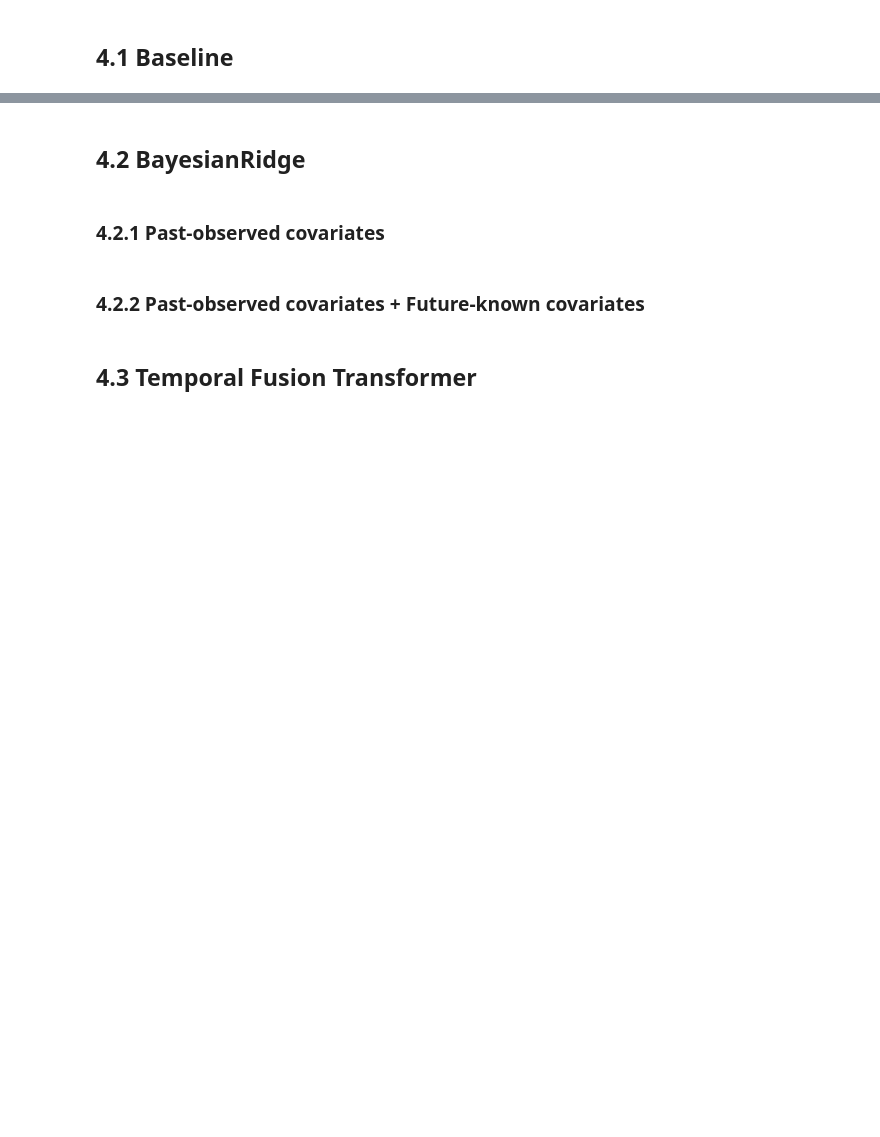
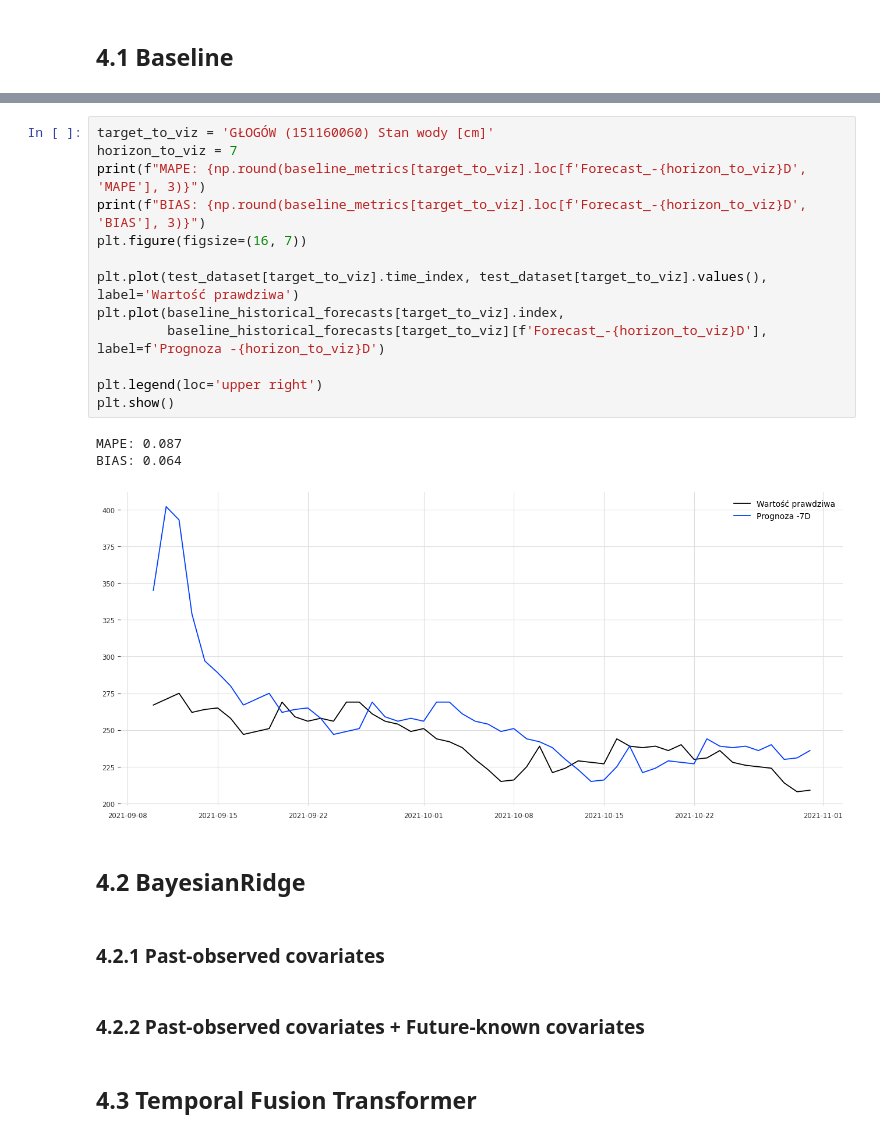
Before and after one commit to it4datascience/CuValley-Batmaja, a Jupyter notebook: src/modelling.ipynb, the cells around one changed output, grey strips where cells are left out. Saved outputs shown, nothing was run; the diff lists cells and outputs as text; blank space fills up the shorter version.

```diff
--- a/src/modelling.ipynb
+++ b/src/modelling.ipynb
@@ -200,3 +202,20 @@ horizon_to_viz = 7
+# %%
+target_to_viz = 'GŁOGÓW (151160060) Stan wody [cm]'
+horizon_to_viz = 7
+print(f"MAPE: {np.round(baseline_metrics[target_to_viz].loc[f'Forecast_-{horizon_to_viz}D', 'MAPE'], 3)}")
+print(f"BIAS: {np.round(baseline_metrics[target_to_viz].loc[f'Forecast_-{horizon_to_viz}D', 'BIAS'], 3)}")
+plt.figure(figsize=(16, 7))
+
+plt.plot(test_dataset[target_to_viz].time_index, test_dataset[target_to_viz].values(), label='Wartość prawdziwa')
+plt.plot(baseline_historical_forecasts[target_to_viz].index,
+         baseline_historical_forecasts[target_to_viz][f'Forecast_-{horizon_to_viz}D'], label=f'Prognoza -{horizon_to_viz}D')
+
+plt.legend(loc='upper right')
+plt.show()
+# %% [output]
+MAPE: 0.087
+BIAS: 0.064
+[figure, added]
 # %% [markdown]
 ## 4.2 BayesianRidge
 # %% [markdown]
```
Also changed, not shown: parts of 20 cells of this notebook, 1 other file.
